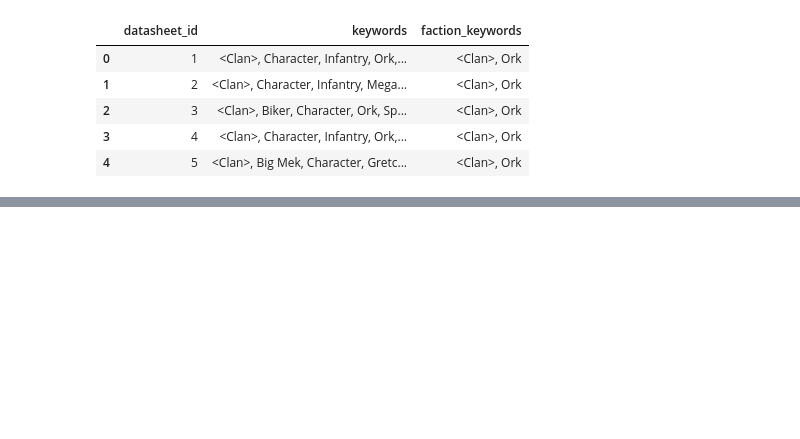
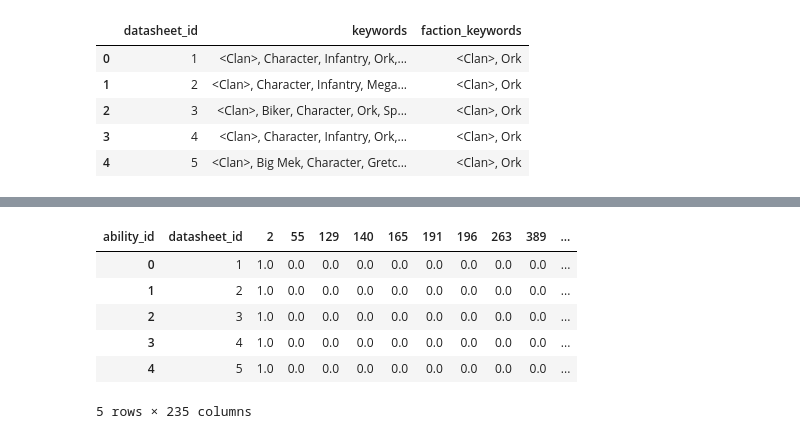
Before and after one commit to JohnStokes228/40k_points_regression, a Jupyter notebook: points_regression.ipynb, the cells around one changed output, grey strips where cells are left out. Drawn from its saved outputs; the diff is of its cells as text; code cells hidden in the pictures; blank space fills up the shorter version.

```diff
--- a/points_regression.ipynb
+++ b/points_regression.ipynb
@@ -162,0 +174,3 @@ datasheets.head()
+# %%
+abilities = data['Datasheets_abilities']
+abilities.head()
@@ -162,0 +190,21 @@ datasheets.head()
+# %%
+abilities['has'] = 1
+abilities = (
+    abilities
+    .groupby('datasheet_id')
+    .first()
+    .reset_index()
+    .pivot(index='datasheet_id', columns='ability_id', values='has')
+    .reset_index()
+    .fillna(0)
+)
+
+abilities.head()
+# %% [output]
+| ability_id | datasheet_id | 2 | 55 | 129 | 140 | 165 | 191 | 196 | 263 | 389 | ... |
+| 0 | 1 | 1.0 | 0.0 | 0.0 | 0.0 | 0.0 | 0.0 | 0.0 | 0.0 | 0.0 | ... |
+| 1 | 2 | 1.0 | 0.0 | 0.0 | 0.0 | 0.0 | 0.0 | 0.0 | 0.0 | 0.0 | ... |
+| 2 | 3 | 1.0 | 0.0 | 0.0 | 0.0 | 0.0 | 0.0 | 0.0 | 0.0 | 0.0 | ... |
+| 3 | 4 | 1.0 | 0.0 | 0.0 | 0.0 | 0.0 | 0.0 | 0.0 | 0.0 | 0.0 | ... |
+| 4 | 5 | 1.0 | 0.0 | 0.0 | 0.0 | 0.0 | 0.0 | 0.0 | 0.0 | 0.0 | ... |
+5 rows × 235 columns
```
Also changed, not shown: parts of 14 cells of this notebook.
